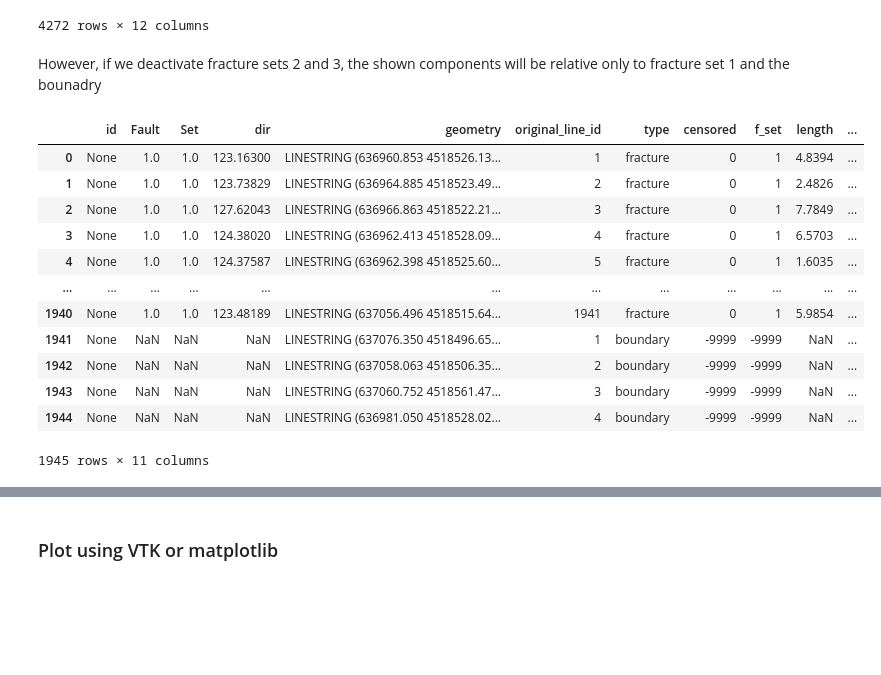
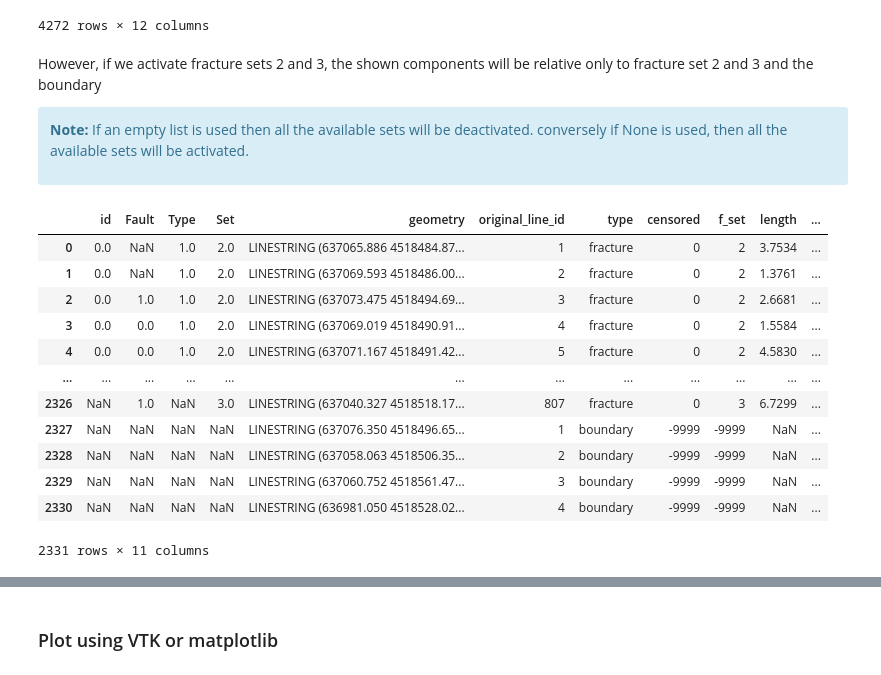
Before and after one commit to gecos-lab/FracAbility, a Jupyter notebook: docs/Tutorials/notebooks/Basic/1. Import and plot.ipynb, the cells around one changed output, grey strips where cells are left out. Drawn from its saved outputs; the diff is of its cells as text; code cells hidden in the pictures; blank space fills up the shorter version.

```diff
--- a/docs/Tutorials/notebooks/Basic/1. Import and plot.ipynb
+++ b/docs/Tutorials/notebooks/Basic/1. Import and plot.ipynb
@@ -117,21 +133,27 @@ fracture_net.fracture_network_to_components_df()
 | 4271 | None | NaN | NaN | NaN | LINESTRING (636981.050 4518528.02... | 4 | boundary | -9999 | -9999 | NaN | ... |
 4272 rows × 12 columns
 # %% [markdown]
-However, if we deactivate fracture sets 2 and 3, the shown components will be relative only to fracture set 1 and the bounadry
+However, if we activate fracture sets 2 and 3, the shown components will be relative only to fracture set 2 and 3 and the boundary
+
+<div class="alert alert-info">
+
+**Note:** If an empty list is used then all the available sets will be deactivated. conversely if None is used, then all the available sets will be activated.
+
+</div>
 # %%
-fracture_net.deactivate_fractures([2,3]) # this will deactivate frature sets 2 and 3
+fracture_net.activate_fractures([2,3]) # this will activate frature sets 2 and 3
 fracture_net.fracture_network_to_components_df()
 # %% [output]
-|  | id | Fault | Set | dir | geometry | original_line_id | type | censored | f_set | length | ... |
-| 0 | None | 1.0 | 1.0 | 123.16300 | LINESTRING (636960.853 4518526.13... | 1 | fracture | 0 | 1 | 4.8394 | ... |
-| 1 | None | 1.0 | 1.0 | 123.73829 | LINESTRING (636964.885 4518523.49... | 2 | fracture | 0 | 1 | 2.4826 | ... |
-| 2 | None | 1.0 | 1.0 | 127.62043 | LINESTRING (636966.863 4518522.21... | 3 | fracture | 0 | 1 | 7.7849 | ... |
-| 3 | None | 1.0 | 1.0 | 124.38020 | LINESTRING (636962.413 4518528.09... | 4 | fracture | 0 | 1 | 6.5703 | ... |
-| 4 | None | 1.0 | 1.0 | 124.37587 | LINESTRING (636962.398 4518525.60... | 5 | fracture | 0 | 1 | 1.6035 | ... |
+|  | id | Fault | Type | Set | geometry | original_line_id | type | censored | f_set | length | ... |
+| 0 | 0.0 | NaN | 1.0 | 2.0 | LINESTRING (637065.886 4518484.87... | 1 | fracture | 0 | 2 | 3.7534 | ... |
+| 1 | 0.0 | NaN | 1.0 | 2.0 | LINESTRING (637069.593 4518486.00... | 2 | fracture | 0 | 2 | 1.3761 | ... |
+| 2 | 0.0 | 1.0 | 1.0 | 2.0 | LINESTRING (637073.475 4518494.69... | 3 | fracture | 0 | 2 | 2.6681 | ... |
+| 3 | 0.0 | 0.0 | 1.0 | 2.0 | LINESTRING (637069.019 4518490.91... | 4 | fracture | 0 | 2 | 1.5584 | ... |
+| 4 | 0.0 | 0.0 | 1.0 | 2.0 | LINESTRING (637071.167 4518491.42... | 5 | fracture | 0 | 2 | 4.5830 | ... |
 | ... | ... | ... | ... | ... | ... | ... | ... | ... | ... | ... | ... |
-| 1940 | None | 1.0 | 1.0 | 123.48189 | LINESTRING (637056.496 4518515.64... | 1941 | fracture | 0 | 1 | 5.9854 | ... |
-| 1941 | None | NaN | NaN | NaN | LINESTRING (637076.350 4518496.65... | 1 | boundary | -9999 | -9999 | NaN | ... |
-| 1942 | None | NaN | NaN | NaN | LINESTRING (637058.063 4518506.35... | 2 | boundary | -9999 | -9999 | NaN | ... |
-| 1943 | None | NaN | NaN | NaN | LINESTRING (637060.752 4518561.47... | 3 | boundary | -9999 | -9999 | NaN | ... |
-| 1944 | None | NaN | NaN | NaN | LINESTRING (636981.050 4518528.02... | 4 | boundary | -9999 | -9999 | NaN | ... |
+| 2326 | NaN | 1.0 | NaN | 3.0 | LINESTRING (637040.327 4518518.17... | 807 | fracture | 0 | 3 | 6.7299 | ... |
+| 2327 | NaN | NaN | NaN | NaN | LINESTRING (637076.350 4518496.65... | 1 | boundary | -9999 | -9999 | NaN | ... |
+| 2328 | NaN | NaN | NaN | NaN | LINESTRING (637058.063 4518506.35... | 2 | boundary | -9999 | -9999 | NaN | ... |
+| 2329 | NaN | NaN | NaN | NaN | LINESTRING (637060.752 4518561.47... | 3 | boundary | -9999 | -9999 | NaN | ... |
+| 2330 | NaN | NaN | NaN | NaN | LINESTRING (636981.050 4518528.02... | 4 | boundary | -9999 | -9999 | NaN | ... |
-1945 rows × 11 columns
+2331 rows × 11 columns
```
Also changed, not shown: parts of 15 cells of this notebook, 5 other files.
